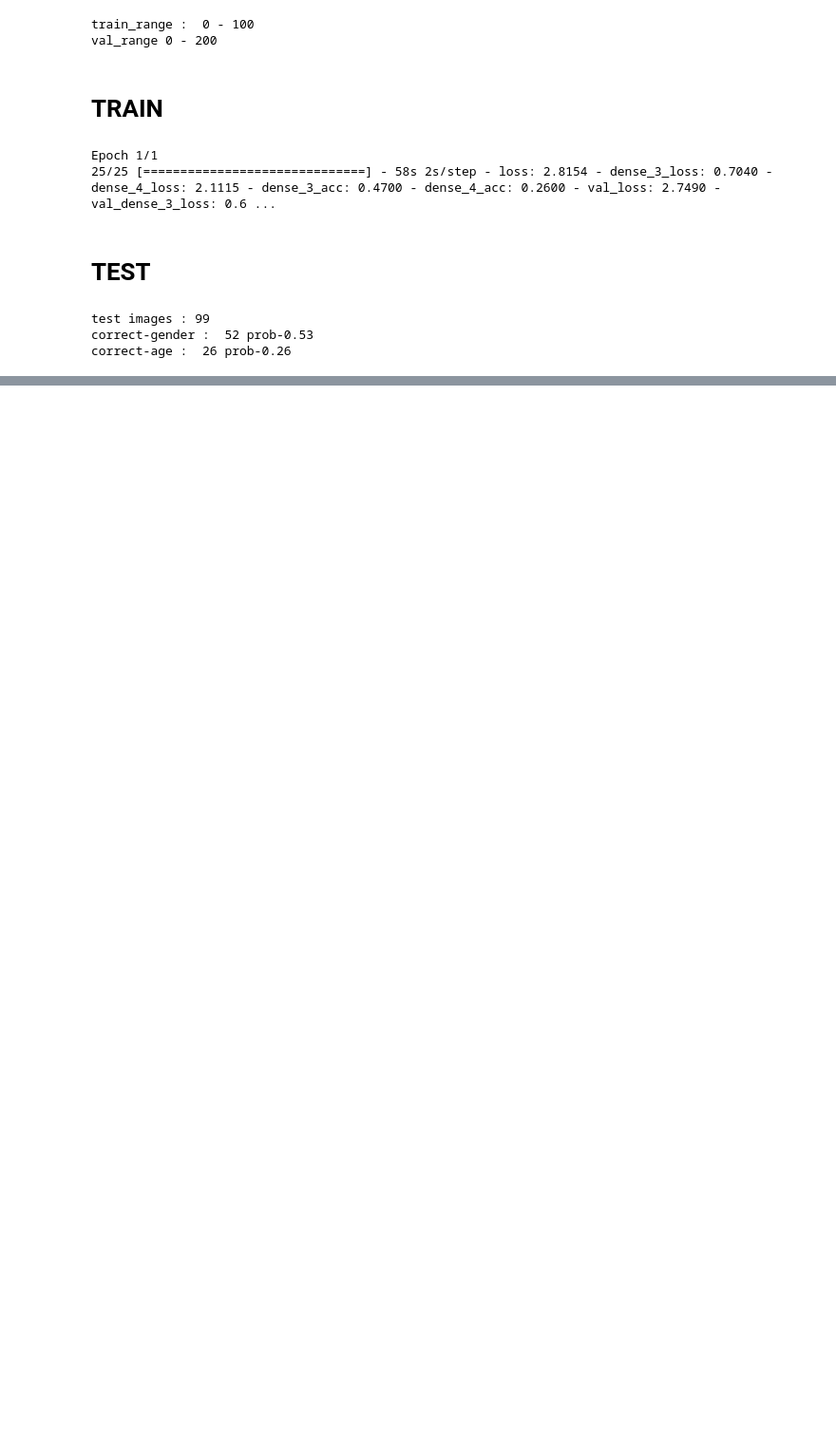
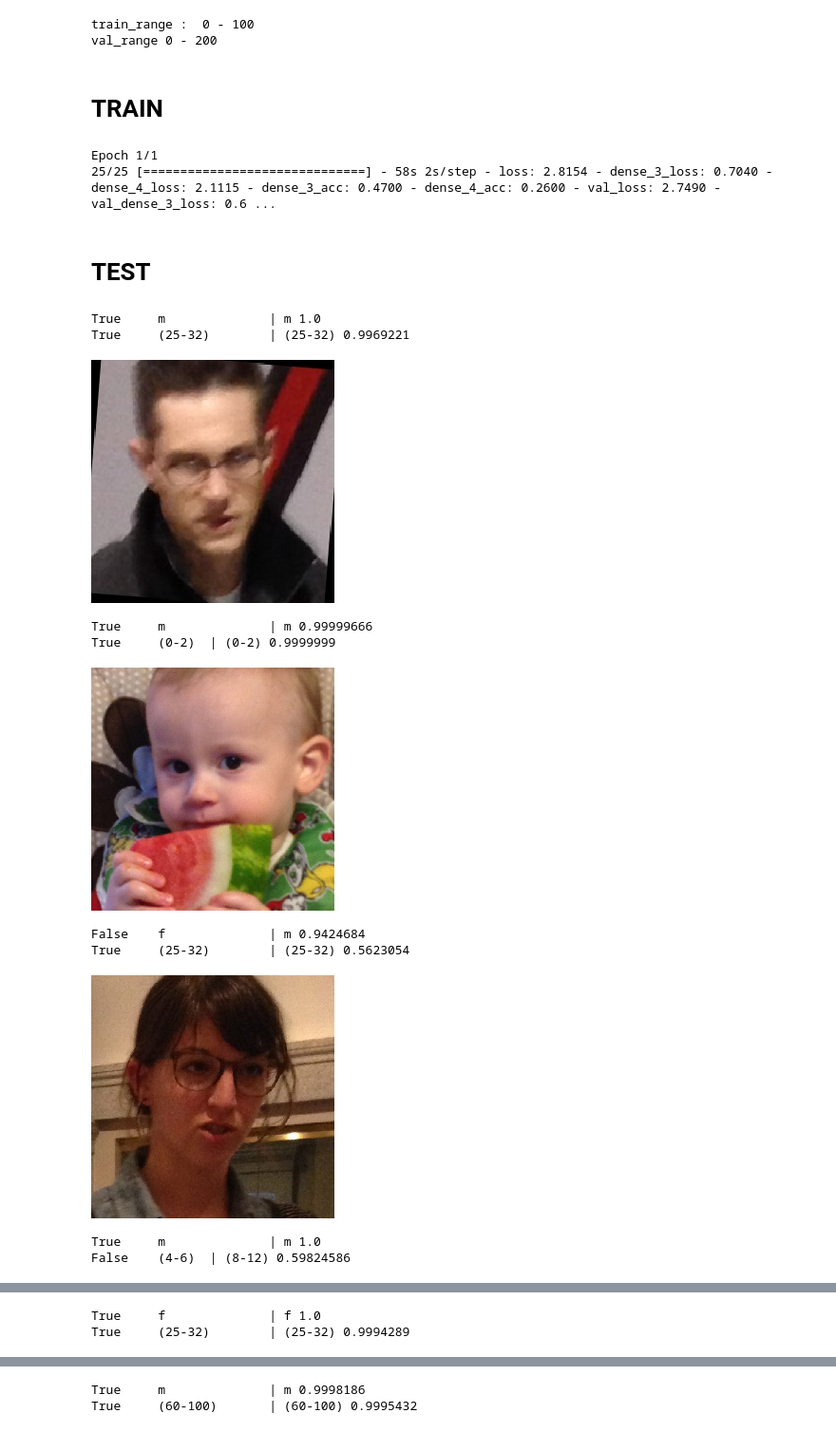
Before and after one commit to galaktyk/gender_age_cnn, a Jupyter notebook: run_notebook.ipynb, the cells around one changed output, grey strips where cells are left out. Shown at 95% size. Cells and saved outputs as stored; diff of their text form; code cells hidden in the pictures; blank space fills up the shorter version.

```diff
--- a/run_notebook.ipynb
+++ b/run_notebook.ipynb
@@ -121,37 +128,43 @@ Epoch 1/1
 # %%
 gender_dict = ['m','f']
 age_dict = ['(0-2)','(4-6)','(8-12)','(15-20)','(25-32)','(38-43)','(48-53)','(60-100)']
 
 true_gen = 0
 true_age = 0
-for i in range(0,100):
-    sys.stdout.write("\r" + 'test images : '+str(i))
-    sys.stdout.flush()
-    #rand_indx = np.random.randint(low=0,high=1333)
-    #rowp = val_anns[rand_indx]
+for i in range(0,20):
+#     sys.stdout.write("\r" + 'test images : '+str(i))
+#     sys.stdout.flush()
+
     rowp = val_anns[i]
     im_ori = load_img('images/'+rowp[0]+'/'+rowp[2]+'.'+rowp[1],target_size=(256, 256,3))
 
     im = img_to_array(im_ori)
     im = im/255.
     im = np.expand_dims(im, axis=0)
 
     genderp,agep = model.predict(im)
 
     if rowp[4]==gender_dict[genderp.argmax()]:
         true_gen += 1
-    if rowp[3]==age_dict[agep.argmax()]:
+    if rowp[3]==age_dict[agep[0].argmax()]:
         true_age += 1
 
 
-    #print(rowp[4]==gender_dict[genderp.argmax()],'\t',rowp[4],'\t\t|',gender_dict[genderp.argmax()],np.amax(genderp))
-    #print(rowp[3]==age_dict[agep.argmax()],'\t',rowp[3],'\t|',age_dict[agep.argmax()],np.amax(agep))
-
-#    display(im_ori)
+    print(rowp[4]==gender_dict[genderp.argmax()],'\t',rowp[4],'\t\t|',gender_dict[genderp.argmax()],np.amax(genderp))
+    print(rowp[3]==age_dict[agep.argmax()],'\t',rowp[3],'\t|',age_dict[agep.argmax()],np.amax(agep))
+    display(im_ori)
 
 print('\ncorrect-gender : ','{:d} prob-{:.2f}'.format(true_gen,true_gen/i),\
       '\ncorrect-age : ','{:d} prob-{:.2f}'.format(true_age,true_age/i))
 # %% [output]
-test images : 99
-correct-gender :  52 prob-0.53
-correct-age :  26 prob-0.26
+True     m              | m 1.0
+True     (25-32)        | (25-32) 0.9969221
+[figure, added]
+True     m              | m 0.99999666
+True     (0-2)  | (0-2) 0.9999999
+[figure, added]
+False    f              | m 0.9424684
+True     (25-32)        | (25-32) 0.5623054
+[figure, added]
+True     m              | m 1.0
+False    (4-6)  | (8-12) 0.59824586
@@ -157,0 +172,2 @@ correct-age :  26 prob-0.26
+True     f              | f 1.0
+True     (25-32)        | (25-32) 0.9994289
@@ -157,0 +175,2 @@ correct-age :  26 prob-0.26
+True     m              | m 0.9998186
+True     (60-100)       | (60-100) 0.9995432
```
Also changed, not shown: parts of 4 cells of this notebook, 7 other files.
